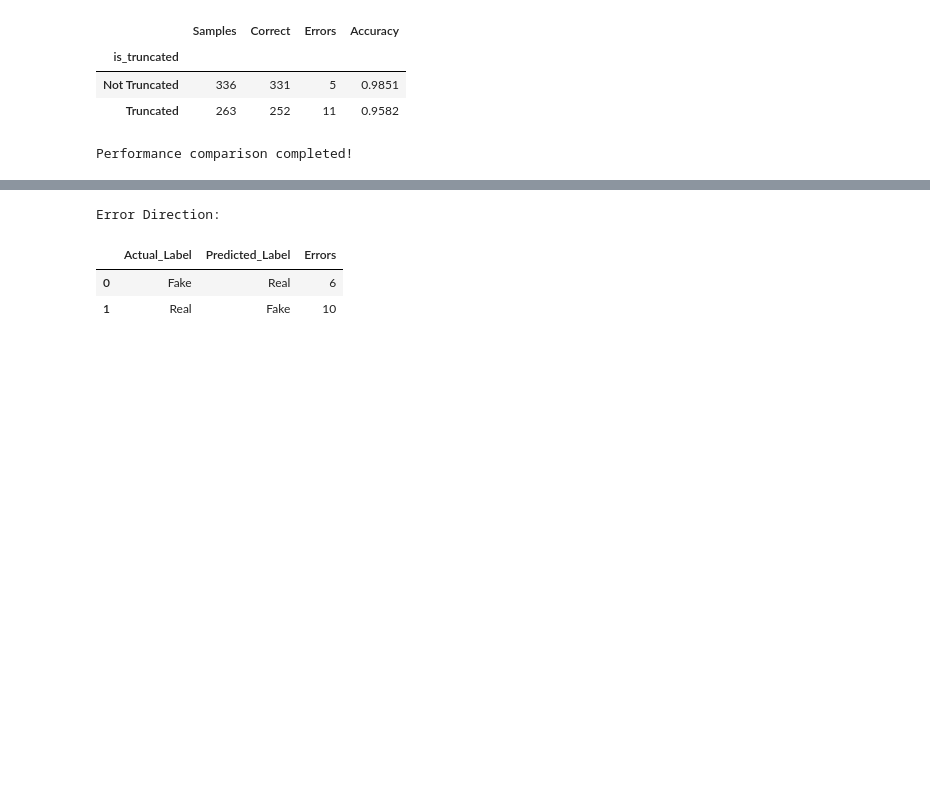
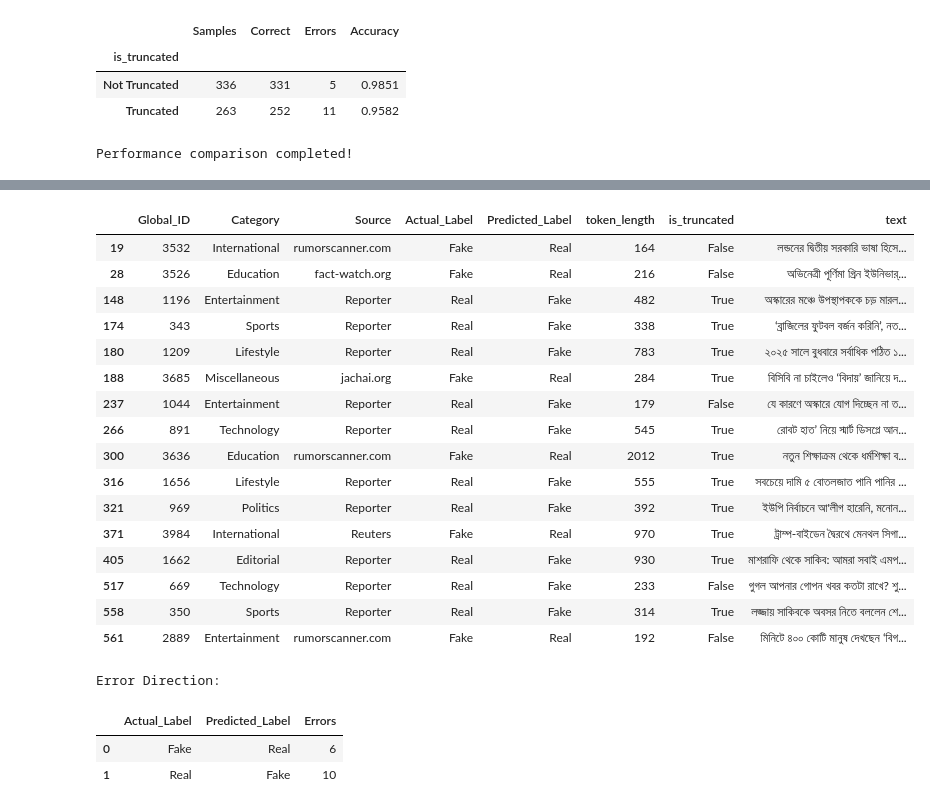
Before and after one commit to jaimulhaque/banglafake-detection, a Jupyter notebook: notebooks/03_research_analysis.ipynb, the cells around one changed output, grey strips where cells are left out. Saved outputs shown, nothing was run; the diff lists cells and outputs as text; code cells hidden in the pictures; blank space fills up the shorter version.

```diff
--- a/notebooks/03_research_analysis.ipynb
+++ b/notebooks/03_research_analysis.ipynb
@@ -937,0 +936,66 @@ Total misclassified samples: 16
+# %%
+# Cell 17: Analyze misclassified test samples
+
+# Rebuild Source metadata from raw dataset
+source_metadata = raw_df[["text", "Source"]].drop_duplicates(subset=["text"]).copy()
+
+# Start from category-enriched test dataframe
+error_df = category_test_df.copy()
+
+# Add Source if it is missing
+if "Source" not in error_df.columns:
+    error_df = error_df.merge(
+        source_metadata,
+        on="text",
+        how="left"
+    )
+
+# Keep only misclassified samples
+error_df = error_df[
+    error_df["actual"] != error_df["predicted"]
+].copy()
+
+# Calculate token length if not already available
+if "token_length" not in error_df.columns:
+    error_df["token_length"] = error_df["text"].apply(
+        lambda x: len(
+            tokenizer(
+                str(x),
+                truncation=False,
+                add_special_tokens=True
+            )["input_ids"]
+        )
+    )
+
+# Truncation status
+error_df["is_truncated"] = error_df["token_length"] > MAX_LENGTH
+
+# Human-readable labels
+error_df["Actual_Label"] = error_df["actual"].map({
+    0: "Fake",
+    1: "Real"
+})
+
+error_df["Predicted_Label"] = error_df["predicted"].map({
+    0: "Fake",
+    1: "Real"
+})
+
+# Display error examples
+error_examples = error_df[
+    [
+        "Global_ID",
+        "Category",
+        "Source",
+        "Actual_Label",
+        "Predicted_Label",
+        "token_length",
+        "is_truncated",
+        "text"
+    ]
+].copy()
+
+print("Total misclassified samples:", len(error_examples))
+
+display(error_examples)
+# %% [output]
@@ -938,3 +1003,20 @@ Total misclassified samples: 16
+|  | Global_ID | Category | Source | Actual_Label | Predicted_Label | token_length | is_truncated | text |
+| 19 | 3532 | International | rumorscanner.com | Fake | Real | 164 | False | লন্ডনের দ্বিতীয় সরকারি ভাষা হিসে... |
+| 28 | 3526 | Education | fact-watch.org | Fake | Real | 216 | False | অভিনেত্রী পূর্ণিমা গ্রিন ইউনিভার্... |
+| 148 | 1196 | Entertainment | Reporter | Real | Fake | 482 | True | অস্কারের মঞ্চে উপস্থাপককে চড় মারল... |
+| 174 | 343 | Sports | Reporter | Real | Fake | 338 | True | ‘ব্রাজিলের ফুটবল বর্জন করিনি’, নত... |
+| 180 | 1209 | Lifestyle | Reporter | Real | Fake | 783 | True | ২০২৫ সালে বুধবারে সর্বাধিক পঠিত ১... |
+| 188 | 3685 | Miscellaneous | jachai.org | Fake | Real | 284 | True | বিসিবি না চাইলেও ‘বিদায়’ জানিয়ে দ... |
+| 237 | 1044 | Entertainment | Reporter | Real | Fake | 179 | False | যে কারণে অস্কারে যোগ দিচ্ছেন না ত... |
+| 266 | 891 | Technology | Reporter | Real | Fake | 545 | True | রোবট হাত’ নিয়ে স্মার্ট ডিসপ্লে আন... |
+| 300 | 3636 | Education | rumorscanner.com | Fake | Real | 2012 | True | নতুন শিক্ষাক্রম থেকে ধর্মশিক্ষা ব... |
+| 316 | 1656 | Lifestyle | Reporter | Real | Fake | 555 | True | সবচেয়ে দামি ৫ বোতলজাত পানি পানির ... |
+| 321 | 969 | Politics | Reporter | Real | Fake | 392 | True | ইউপি নির্বাচনে আ'লীগ হারেনি, মনোন... |
+| 371 | 3984 | International | Reuters | Fake | Real | 970 | True | ট্রাম্প-বাইডেন দ্বৈরথে মেনথল সিগা... |
+| 405 | 1662 | Editorial | Reporter | Real | Fake | 930 | True | মাশরাফি থেকে সাকিব: আমরা সবাই এমপ... |
+| 517 | 669 | Technology | Reporter | Real | Fake | 233 | False | গুগল আপনার গোপন খবর কতটা রাখে? শু... |
+| 558 | 350 | Sports | Reporter | Real | Fake | 314 | True | লজ্জায় সাকিবকে অবসর নিতে বললেন শে... |
+| 561 | 2889 | Entertainment | rumorscanner.com | Fake | Real | 192 | False | মিনিটে ৪০০ কোটি মানুষ দেখছেন ‘বিগ... |
 # %%
 # ============================================================
 # Cell 18: Error Pattern Analysis
```
Also changed, not shown: parts of 4 cells of this notebook.
